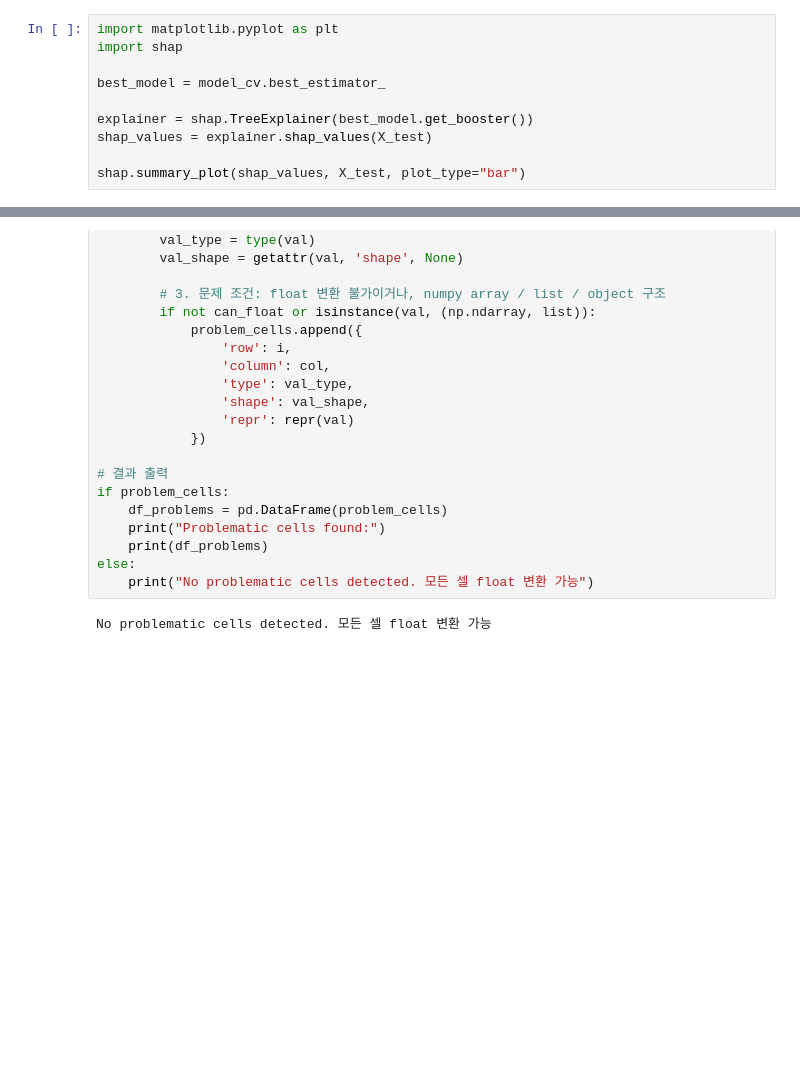
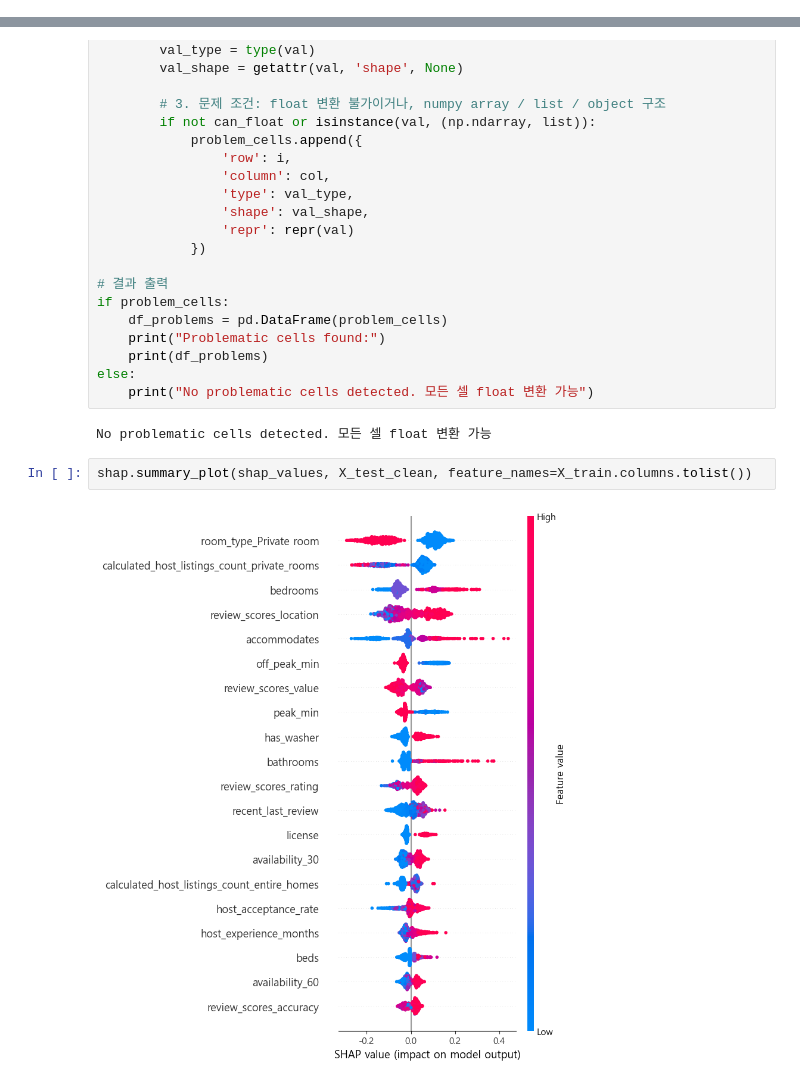
Before and after one commit to sybeom528/airbnb_price_prediction, a Jupyter notebook: notebooks/modeling.ipynb, the cells around one changed output, grey strips where cells are left out. Saved outputs shown, nothing was run; the diff lists cells and outputs as text; blank space fills up the shorter version.

```diff
--- a/notebooks/modeling.ipynb
+++ b/notebooks/modeling.ipynb
@@ -245,13 +254,3 @@ for col in X_test.columns:
             _ = float(val)
         except:
             print(f"Cannot convert to float at row {i}, column '{col}': {repr(val)}")
-# %%
-import matplotlib.pyplot as plt
-import shap
-
-best_model = model_cv.best_estimator_
-
-explainer = shap.TreeExplainer(best_model.get_booster())
-shap_values = explainer.shap_values(X_test)
-
-shap.summary_plot(shap_values, X_test, plot_type="bar")
@@ -403,3 +515,7 @@ else:
     print("No problematic cells detected. 모든 셀 float 변환 가능")
 # %% [output]
 No problematic cells detected. 모든 셀 float 변환 가능
+# %%
+shap.summary_plot(shap_values, X_test_clean, feature_names=X_train.columns.tolist())
+# %% [output]
+[figure, added]
```
Also changed, not shown: parts of 15 cells of this notebook, 3 other files.
